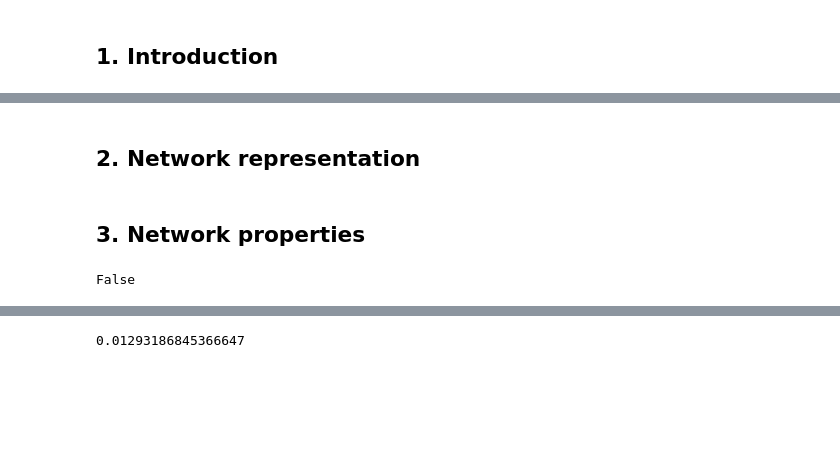
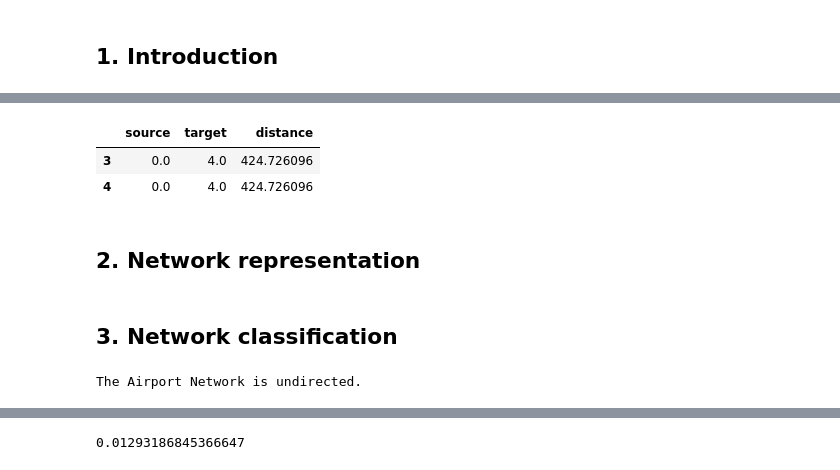
Before and after one commit to dlleonardo/openflights-airport-network-analysis, a Jupyter notebook: main.ipynb, the cells around one changed output, grey strips where cells are left out. Saved outputs shown, nothing was run; the diff lists cells and outputs as text; code cells hidden in the pictures; blank space fills up the shorter version.

```diff
--- a/main.ipynb
+++ b/main.ipynb
@@ -7,3 +8,3 @@ import pandas as pd
 # %%
-# Importing data into Pandas Dataframe
-df = pd.read_csv('network.csv/edges.csv', header = 0, names = ['source','target','distance','airline','airline_code','codeshare','equiment','stops'])
+# Importing edges data into Pandas Dataframe
+df_edges = pd.read_csv('network/edges.csv', header = 0, names = ['source','target','distance','airline','airline_code','codeshare','equiment','stops'])
@@ -50,2 +53,8 @@ IGRAPH UN-- 3214 66771 --
+# %%
+df[['source','target','distance']].where((df['source'] == 0) & (df['target'] == 4)).dropna()
+# %% [output]
+|  | source | target | distance |
+| 3 | 0.0 | 4.0 | 424.726096 |
+| 4 | 0.0 | 4.0 | 424.726096 |
 # %% [markdown]
 ## 2. Network representation
@@ -54,10 +78,13 @@ IGRAPH UN-- 3214 66771 --
 # %% [markdown]
-## 3. Network properties
+## 3. Network classification
 # %%
 # Check if the Graph is directed or undirected
-AN.is_directed()
+if AN.is_directed():
+    print('The Airport Network is directed.')
+else:
+    print('The Airport Network is undirected.')
 # %% [output]
-False
+The Airport Network is undirected.
 # %%
 AN.is_weighted()
 # %% [output]
```
Also changed, not shown: parts of 21 cells of this notebook, 3 other files.
